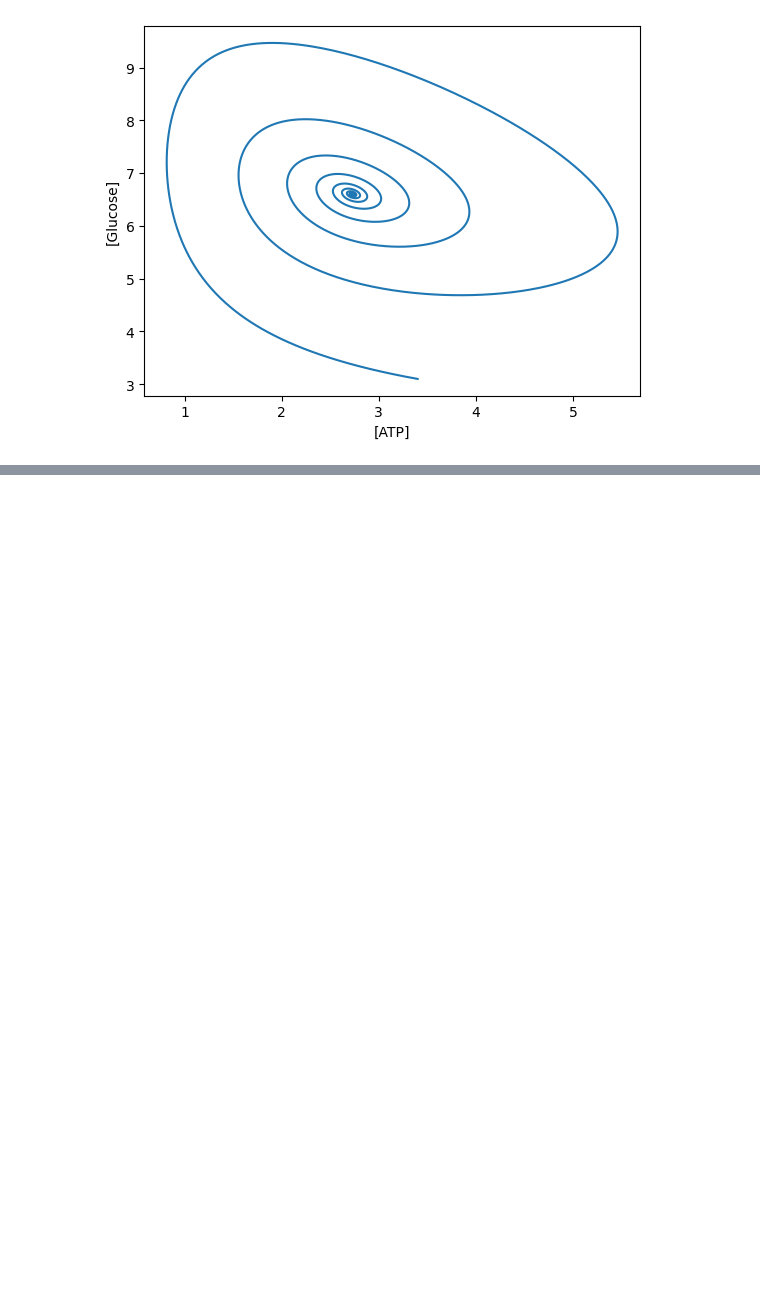
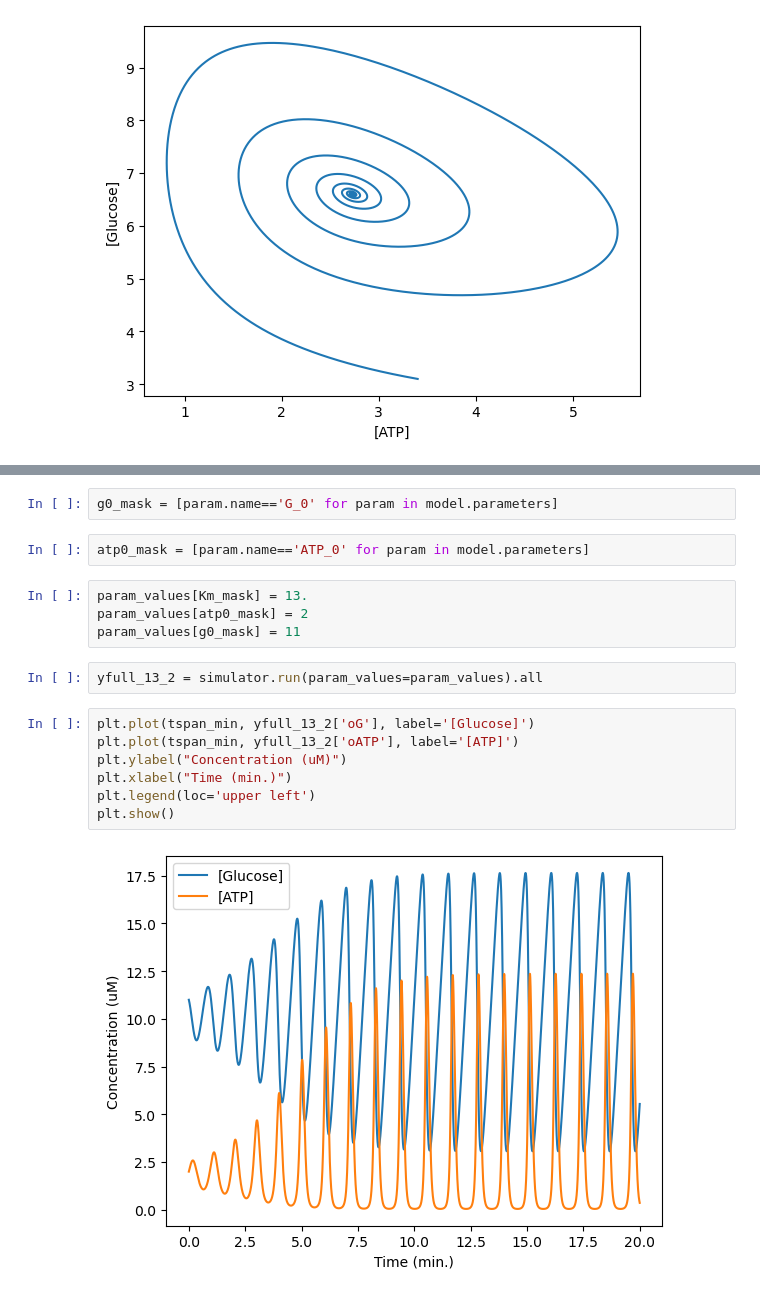
Before and after one commit to blakeaw/MYGO, a Jupyter notebook: stability-analysis.ipynb, the cells around one changed output, grey strips where cells are left out. Drawn from its saved outputs; the diff is of its cells as text; blank space fills up the shorter version.

```diff
--- a/stability-analysis.ipynb
+++ b/stability-analysis.ipynb
@@ -95,0 +141,19 @@ plt.show()
+# %%
+g0_mask = [param.name=='G_0' for param in model.parameters]
+# %%
+atp0_mask = [param.name=='ATP_0' for param in model.parameters]
+# %%
+param_values[Km_mask] = 13.
+param_values[atp0_mask] = 2
+param_values[g0_mask] = 11
+# %%
+yfull_13_2 = simulator.run(param_values=param_values).all
+# %%
+plt.plot(tspan_min, yfull_13_2['oG'], label='[Glucose]')
+plt.plot(tspan_min, yfull_13_2['oATP'], label='[ATP]')
+plt.ylabel("Concentration (uM)")
+plt.xlabel("Time (min.)")
+plt.legend(loc='upper left')
+plt.show()
+# %% [output]
+[figure, added]
```
Also changed, not shown: parts of 22 cells of this notebook.
